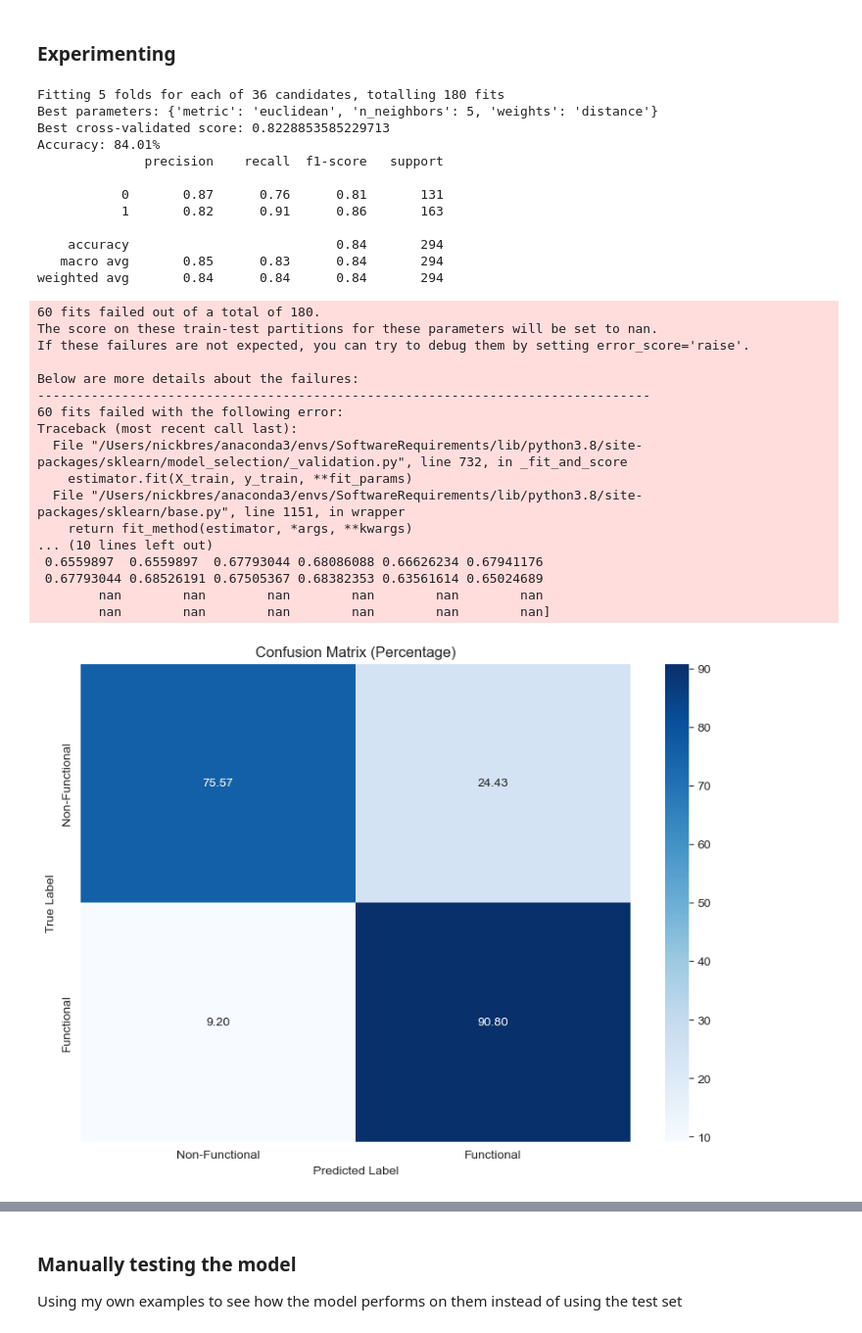
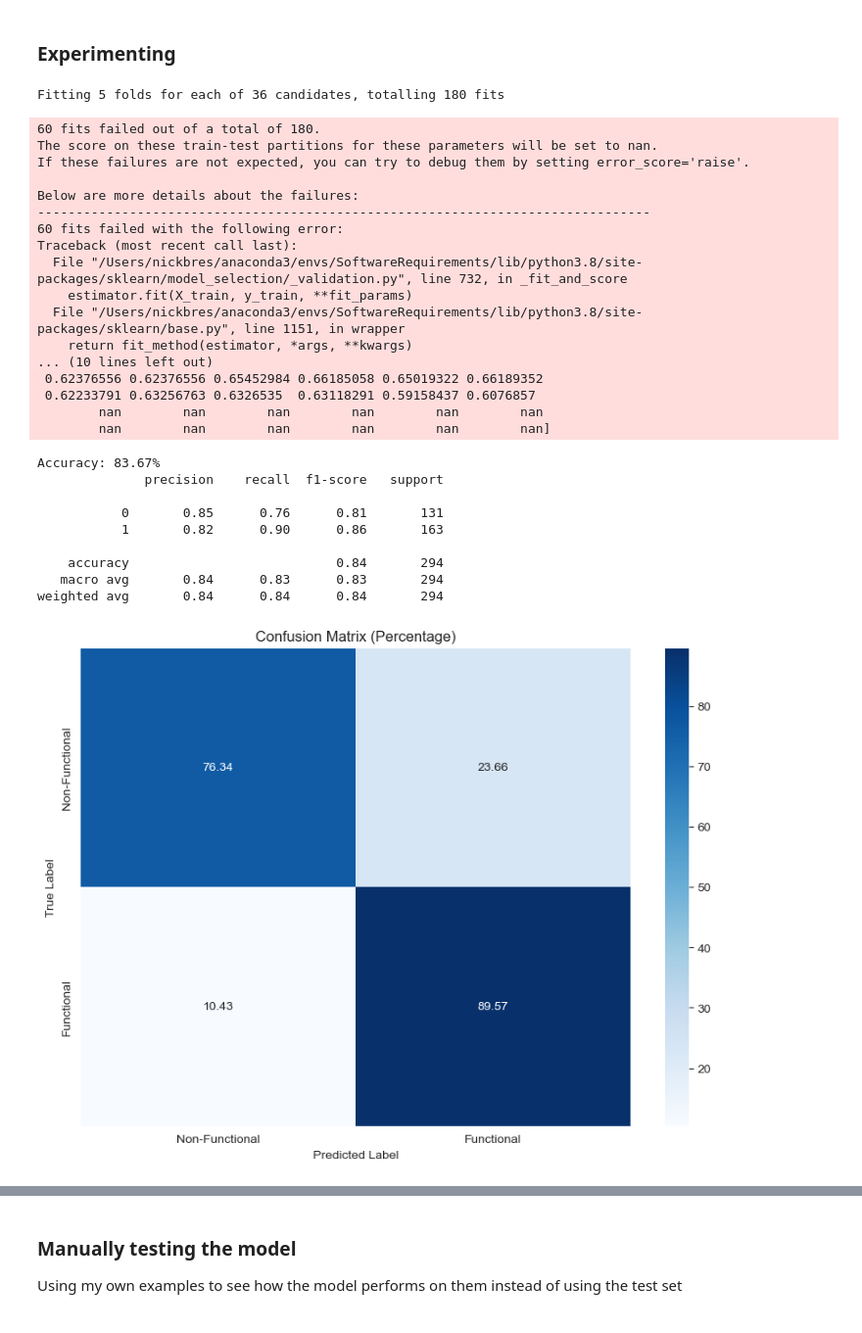
Before and after one commit to NickBres/SoftwareRequirementsClassification, a Jupyter notebook: KNN.ipynb, the cells around one changed output, grey strips where cells are left out. Shown at 98% size. Drawn from its saved outputs; the diff is of its cells as text; code cells hidden in the pictures.

```diff
--- a/KNN.ipynb
+++ b/KNN.ipynb
@@ -83,9 +83,9 @@ def find_best_hyperparameters(X,y):
 
     grid_search.fit(X, y)
 
-    print("Best parameters:", grid_search.best_params_)
-    print("Best cross-validated score:", grid_search.best_score_)
-    return grid_search.best_params_
+    # print("Best parameters:", grid_search.best_params_)
+    # print("Best cross-validated score:", grid_search.best_score_)
+    return grid_search.best_params_, grid_search.best_score_
 # %%
 from sklearn.metrics import confusion_matrix
 import seaborn as sns
@@ -105,7 +106,7 @@ def draw_confusion_matrix(y_test, y_pred):
     plt.ylabel('True Label')
     plt.show()
 # %%
-def run_experiment(df, preprocessing_params):
+def run_experiment(df, preprocessing_params,isVisualize = True):
     """
     Run an experiment to train a logistic regression model with the best hyperparameters found using grid search.
     Evaluates the model using cross-validation and on a test set, and displays the model's important features and confusion matrix.
@@ -137,7 +138,7 @@ def run_experiment(df, preprocessing_params):
     X_test = vectorizer.transform(X_test)
 
     # Find the best model parameters
-    best_params = find_best_hyperparameters(X_train, y_train)
+    best_params,best_cross = find_best_hyperparameters(X_train, y_train)
 
     # Create the best estimator
     best_estimator = KNeighborsClassifier(**best_params)
@@ -148,55 +149,53 @@ def run_experiment(df, preprocessing_params):
     # Evaluate on the test set
     y_pred = best_estimator.predict(X_test)
     test_accuracy = accuracy_score(y_test, y_pred)
-    print(f'Accuracy: {test_accuracy * 100:.2f}%')
+    if isVisualize:
+        print(f'Accuracy: {test_accuracy * 100:.2f}%')
 
-    # Detailed performance report
-    print(classification_report(y_test, y_pred))
+        # Detailed performance report
+        print(classification_report(y_test, y_pred))
 
-    # Additional evaluations
-    # draw_important_features(best_estimator, vectorizer) cannot be done for KNN
-    draw_confusion_matrix(y_test, y_pred)
+        # Additional evaluations
+        draw_confusion_matrix(y_test, y_pred)
 
-    return best_estimator, vectorizer
+    return best_estimator, vectorizer, best_cross
 # %% [markdown]
 ### Experimenting
 # %%
 preprocessing_params = {
-    'lemmatize': True, # use lemmatization false by default
+    'lemmatize': False, # use lemmatization false by default
     'stemming': False, # use stemming false by default
     'delete_stopwords': True, # delete stopwords like 'the', 'and', etc.
-    'with_numbers': False, # keep numbers or not
-    'normalize_numbers': True # normalize numbers to a single token (will only work if with_numbers is True)
+    'with_numbers': True, # keep numbers or not
+    'normalize_numbers': False # normalize numbers to a single token (will only work if with_numbers is True)
 }
-model, vectorizer = run_experiment(df, preprocessing_params)
+model, vectorizer, cross = run_experiment(df, preprocessing_params)
 # %% [output]
 Fitting 5 folds for each of 36 candidates, totalling 180 fits
-Best parameters: {'metric': 'euclidean', 'n_neighbors': 5, 'weights': 'distance'}
-Best cross-validated score: 0.8228853585229713
-Accuracy: 84.01%
-              precision    recall  f1-score   support
-
-           0       0.87      0.76      0.81       131
-           1       0.82      0.91      0.86       163
-
-    accuracy                           0.84       294
-   macro avg       0.85      0.83      0.84       294
-weighted avg       0.84      0.84      0.84       294
 60 fits failed out of a total of 180.
 The score on these train-test partitions for these parameters will be set to nan.
 If these failures are not expected, you can try to debug them by setting error_score='raise'.
 
 Below are more details about the failures:
 --------------------------------------------------------------------------------
 60 fits failed with the following error:
 Traceback (most recent call last):
   File "/Users/nickbres/anaconda3/envs/SoftwareRequirements/lib/python3.8/site-packages/sklearn/model_selection/_validation.py", line 732, in _fit_and_score
     estimator.fit(X_train, y_train, **fit_params)
   File "/Users/nickbres/anaconda3/envs/SoftwareRequirements/lib/python3.8/site-packages/sklearn/base.py", line 1151, in wrapper
     return fit_method(estimator, *args, **kwargs)
 ... (10 lines left out)
- 0.6559897  0.6559897  0.67793044 0.68086088 0.66626234 0.67941176
- 0.67793044 0.68526191 0.67505367 0.68382353 0.63561614 0.65024689
+ 0.62376556 0.62376556 0.65452984 0.66185058 0.65019322 0.66189352
+ 0.62233791 0.63256763 0.6326535  0.63118291 0.59158437 0.6076857
         nan        nan        nan        nan        nan        nan
         nan        nan        nan        nan        nan        nan]
+Accuracy: 83.67%
+              precision    recall  f1-score   support
+
+           0       0.85      0.76      0.81       131
+           1       0.82      0.90      0.86       163
+
+    accuracy                           0.84       294
+   macro avg       0.84      0.83      0.83       294
+weighted avg       0.84      0.84      0.84       294
-[figure, old version]
+[figure, new version]
```
Also changed, not shown: parts of 4 cells of this notebook, 4 other files.
